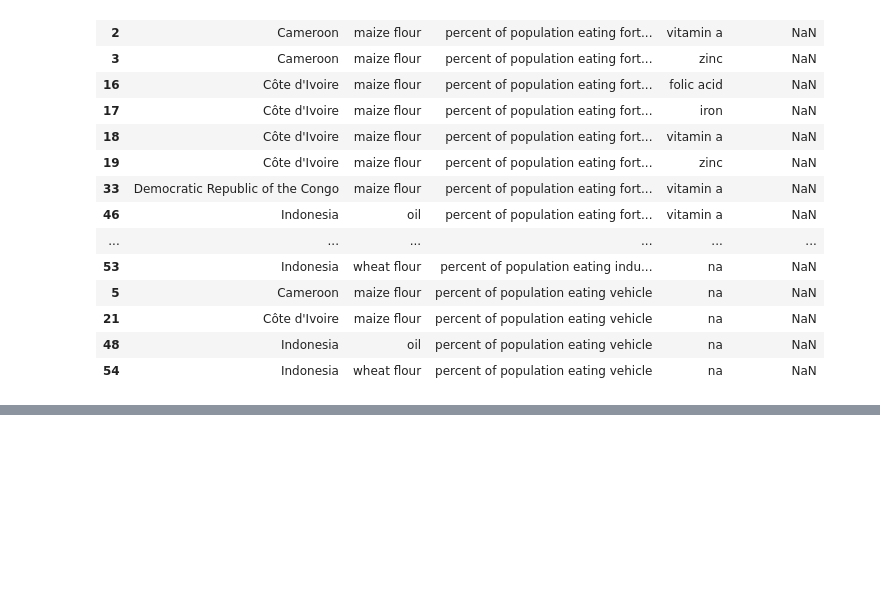
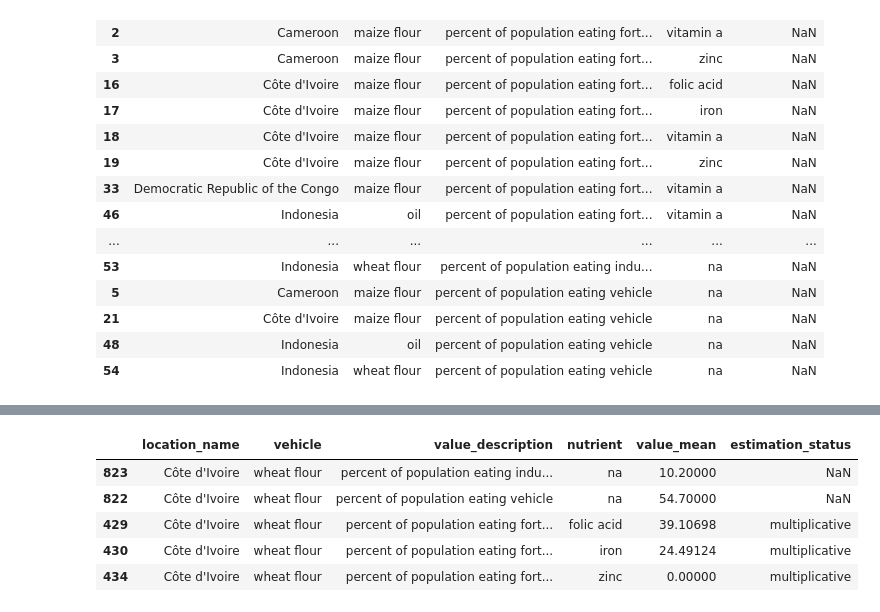
Before and after one commit to ihmeuw/vivarium_research_lsff, a Jupyter notebook: data_prep/pipeline/interim/2021_03_24_clean_population_coverage_data_tier4.ipynb, the cells around one changed output, grey strips where cells are left out. Cells and saved outputs as stored; diff of their text form; code cells hidden in the pictures; blank space fills up the shorter version.

```diff
--- a/data_prep/pipeline/interim/2021_03_24_clean_population_coverage_data_tier4.ipynb
+++ b/data_prep/pipeline/interim/2021_03_24_clean_population_coverage_data_tier4.ipynb
@@ -737,3 +737,5 @@ check[check.value_mean.isna()].sort_values(['value_description','vehicle'])
 | 21 | Côte d'Ivoire | maize flour | percent of population eating vehicle | na | NaN |
 | 48 | Indonesia | oil | percent of population eating vehicle | na | NaN |
 | 54 | Indonesia | wheat flour | percent of population eating vehicle | na | NaN |
+# %%
+all_data.value_mean = all_data.value_mean.astype(float)
@@ -740,3 +785,12 @@ check[check.value_mean.isna()].sort_values(['value_description','vehicle'])
+# %%
+all_data.loc[(all_data.location_name=="Côte d'Ivoire") & (all_data.vehicle=="wheat flour"),["location_name","vehicle","value_description","nutrient","value_mean","estimation_status"]]
+# %% [output]
+|  | location_name | vehicle | value_description | nutrient | value_mean | estimation_status |
+| 823 | Côte d'Ivoire | wheat flour | percent of population eating indu... | na | 10.20000 | NaN |
+| 822 | Côte d'Ivoire | wheat flour | percent of population eating vehicle | na | 54.70000 | NaN |
+| 429 | Côte d'Ivoire | wheat flour | percent of population eating fort... | folic acid | 39.10698 | multiplicative |
+| 430 | Côte d'Ivoire | wheat flour | percent of population eating fort... | iron | 24.49124 | multiplicative |
+| 434 | Côte d'Ivoire | wheat flour | percent of population eating fort... | zinc | 0.00000 | multiplicative |
 # %%
 assert(len(check[check.value_mean.isna()])==0), "there are target loc/vehicle/val/nutrient combos youre missing"
 # %%
```
Also changed, not shown: parts of 6 cells of this notebook.
